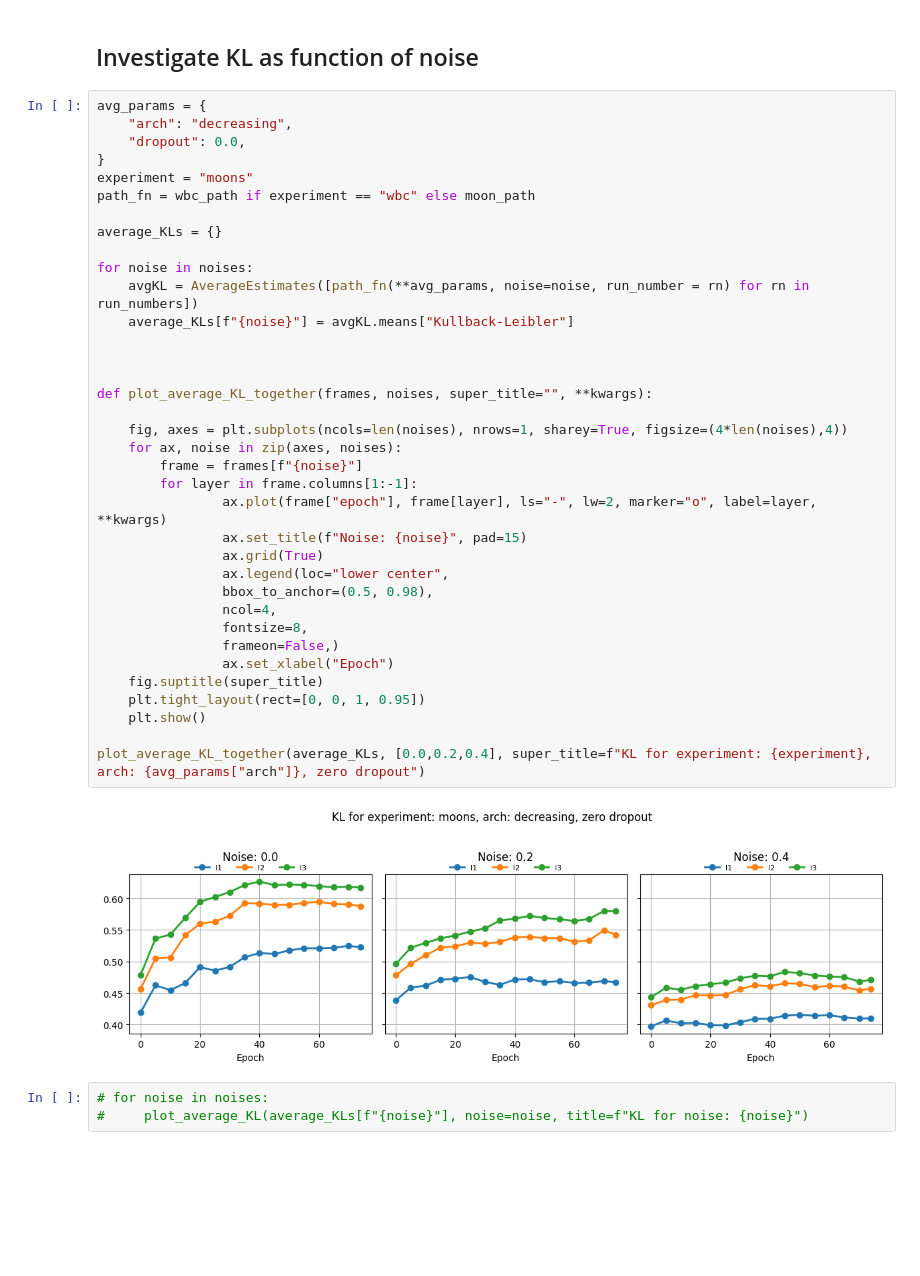
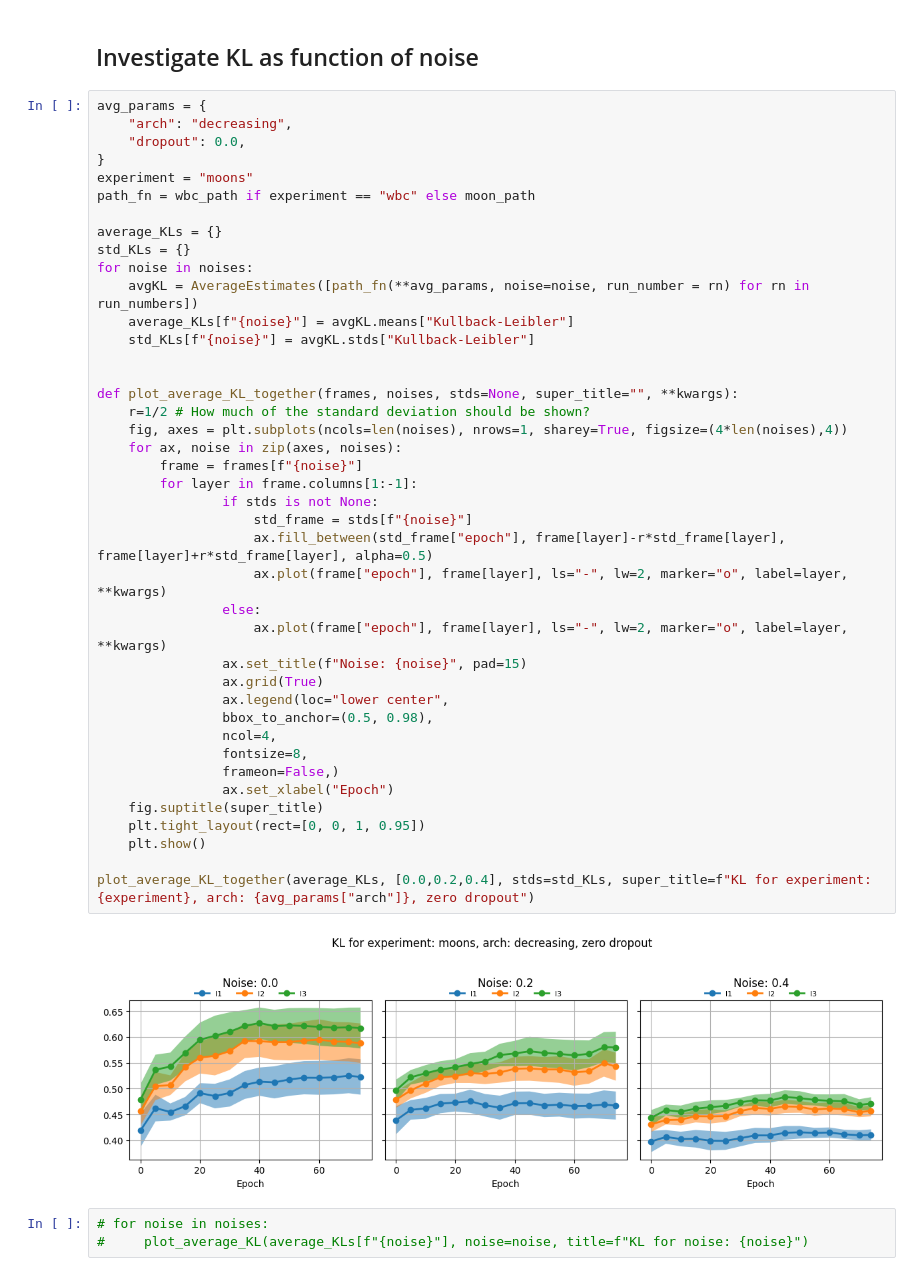
Before and after one commit to Johanmkr/WP1-Polyhedra, a Jupyter notebook: notebooks/investigate_new_total_approach.ipynb, the cells around one changed output. Cells and saved outputs as stored; diff of their text form; blank space fills up the shorter version.

```diff
--- a/notebooks/investigate_new_total_approach.ipynb
+++ b/notebooks/investigate_new_total_approach.ipynb
@@ -125,40 +125,45 @@ plot_all_quantities(avgQ.means, super_title=f"Averages for {experiment} with arc
 avg_params = {
     "arch": "decreasing",
     "dropout": 0.0,
 }
 experiment = "moons"
 path_fn = wbc_path if experiment == "wbc" else moon_path
 
 average_KLs = {}
-
+std_KLs = {}
 for noise in noises:
     avgKL = AverageEstimates([path_fn(**avg_params, noise=noise, run_number = rn) for rn in run_numbers])
     average_KLs[f"{noise}"] = avgKL.means["Kullback-Leibler"]
+    std_KLs[f"{noise}"] = avgKL.stds["Kullback-Leibler"]
 
 
-
-def plot_average_KL_together(frames, noises, super_title="", **kwargs):
-
+def plot_average_KL_together(frames, noises, stds=None, super_title="", **kwargs):
+    r=1/2 # How much of the standard deviation should be shown?
     fig, axes = plt.subplots(ncols=len(noises), nrows=1, sharey=True, figsize=(4*len(noises),4))
     for ax, noise in zip(axes, noises):
         frame = frames[f"{noise}"]
         for layer in frame.columns[1:-1]:
-                ax.plot(frame["epoch"], frame[layer], ls="-", lw=2, marker="o", label=layer, **kwargs)
+                if stds is not None:
+                    std_frame = stds[f"{noise}"]
+                    ax.fill_between(std_frame["epoch"], frame[layer]-r*std_frame[layer], frame[layer]+r*std_frame[layer], alpha=0.5)
+                    ax.plot(frame["epoch"], frame[layer], ls="-", lw=2, marker="o", label=layer, **kwargs)
+                else:
+                    ax.plot(frame["epoch"], frame[layer], ls="-", lw=2, marker="o", label=layer, **kwargs)
                 ax.set_title(f"Noise: {noise}", pad=15)
                 ax.grid(True)
                 ax.legend(loc="lower center",
                 bbox_to_anchor=(0.5, 0.98),
                 ncol=4,
                 fontsize=8,
                 frameon=False,)
                 ax.set_xlabel("Epoch")
     fig.suptitle(super_title)
     plt.tight_layout(rect=[0, 0, 1, 0.95])
     plt.show()
 
-plot_average_KL_together(average_KLs, [0.0,0.2,0.4], super_title=f"KL for experiment: {experiment}, arch: {avg_params["arch"]}, zero dropout")
+plot_average_KL_together(average_KLs, [0.0,0.2,0.4], stds=std_KLs, super_title=f"KL for experiment: {experiment}, arch: {avg_params["arch"]}, zero dropout")
 # %% [output]
-[figure, old version]
+[figure, new version]
 # %%
 # for noise in noises:
 #     plot_average_KL(average_KLs[f"{noise}"], noise=noise, title=f"KL for noise: {noise}")
```
Also changed, not shown: parts of 5 cells of this notebook, 1 other file.
